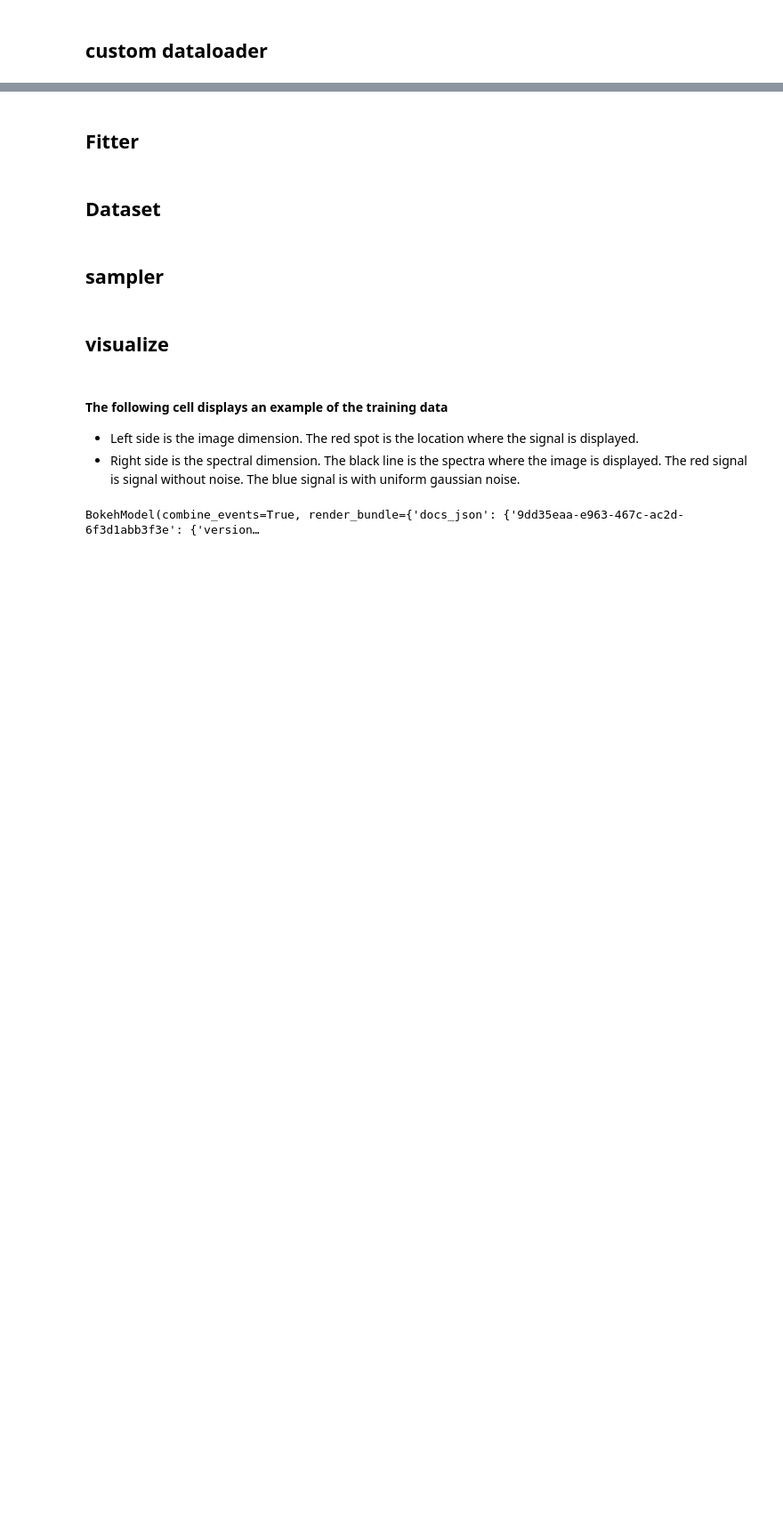
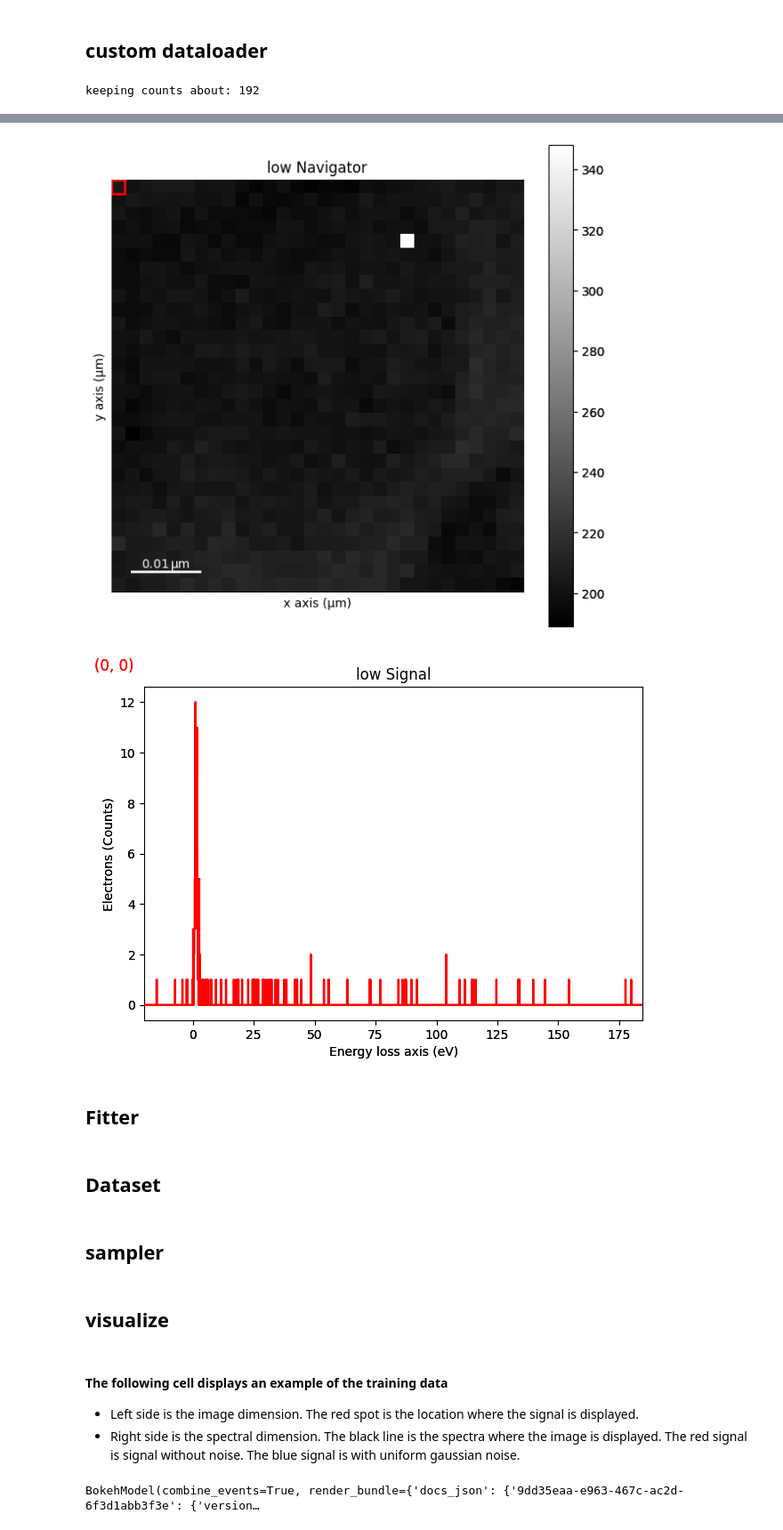
Before and after one commit to zhangxinqiao314/Gaussian_Sampler, a Jupyter notebook: Notebooks/UIUC_reduced_signal_eels.ipynb, the cells around one changed output, grey strips where cells are left out. Shown at 89% size. Cells and saved outputs as stored; diff of their text form; code cells hidden in the pictures; blank space fills up the shorter version.

```diff
--- a/Notebooks/UIUC_reduced_signal_eels.ipynb
+++ b/Notebooks/UIUC_reduced_signal_eels.ipynb
@@ -98,13 +96,2 @@ plt.plot(training_data[39])
 # %% [markdown]
 ## custom dataloader
-# %%
-class test_dataset(torch.utils.data.Dataset):
-    def __init__(self, data, shape=[30,30,2048]):
-        '''dset is x*y,spec_len'''
-        self.data = data
-        self.shape = shape
-
-    def __len__(self): return (self.shape[0]*self.shape[1])
-
-    def __getitem__(self, idx):
-        return idx, self.data[idx]
@@ -112,0 +141,7 @@ dset = test_dataset(training_data)
+# %%
+dset = test_dataset(file, sample_percentage=0.001)
+# %% [output]
+keeping counts about: 192
+# %%
+dset.file.plot()
+# %% [output]
@@ -113,3 +150,5 @@ dset = test_dataset(training_data)
+[figure, added]
+[figure, added]
 # %% [markdown]
 ## Fitter
 # %%
```
Also changed, not shown: parts of 19 cells of this notebook, 2 other files.
